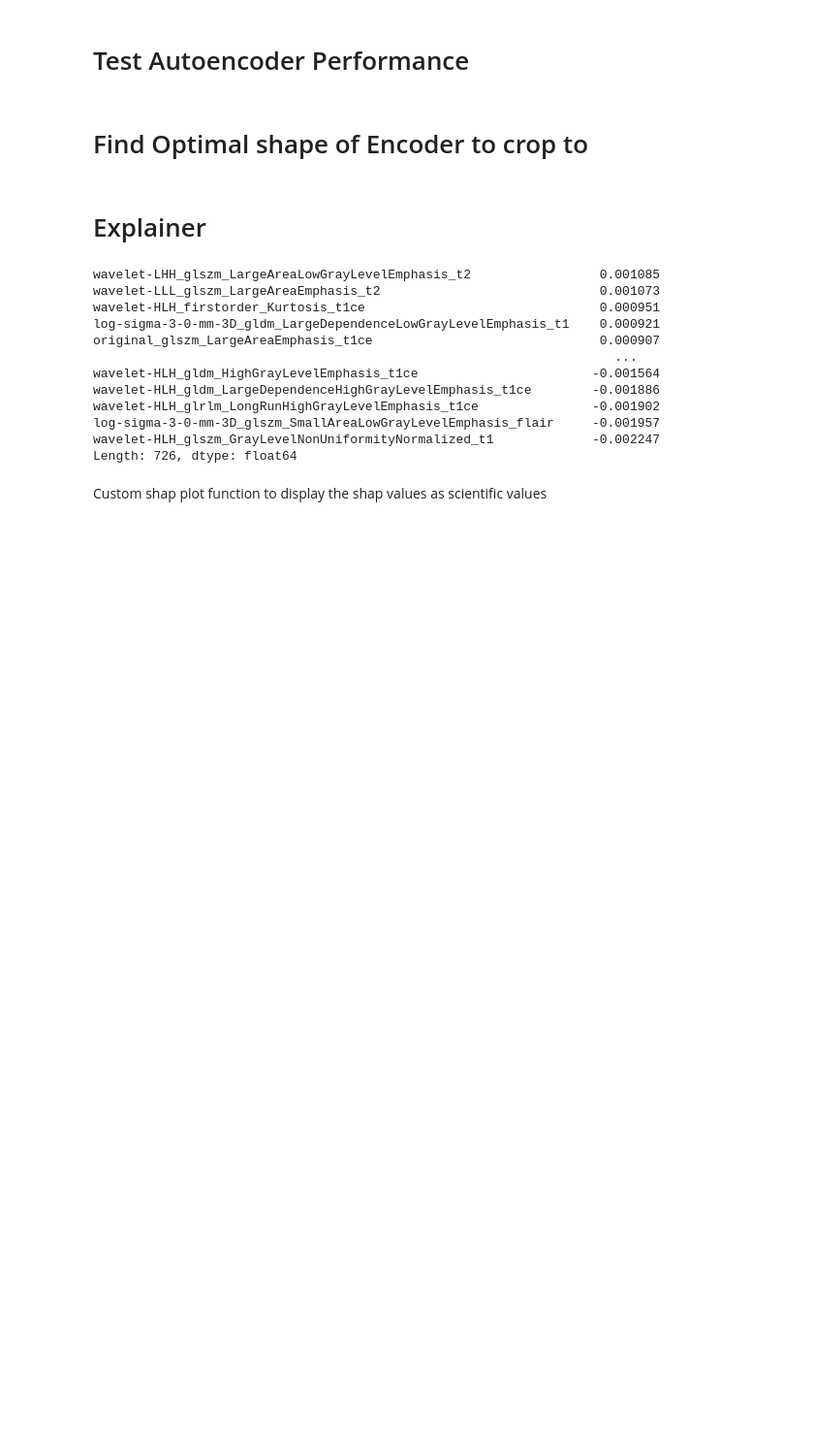
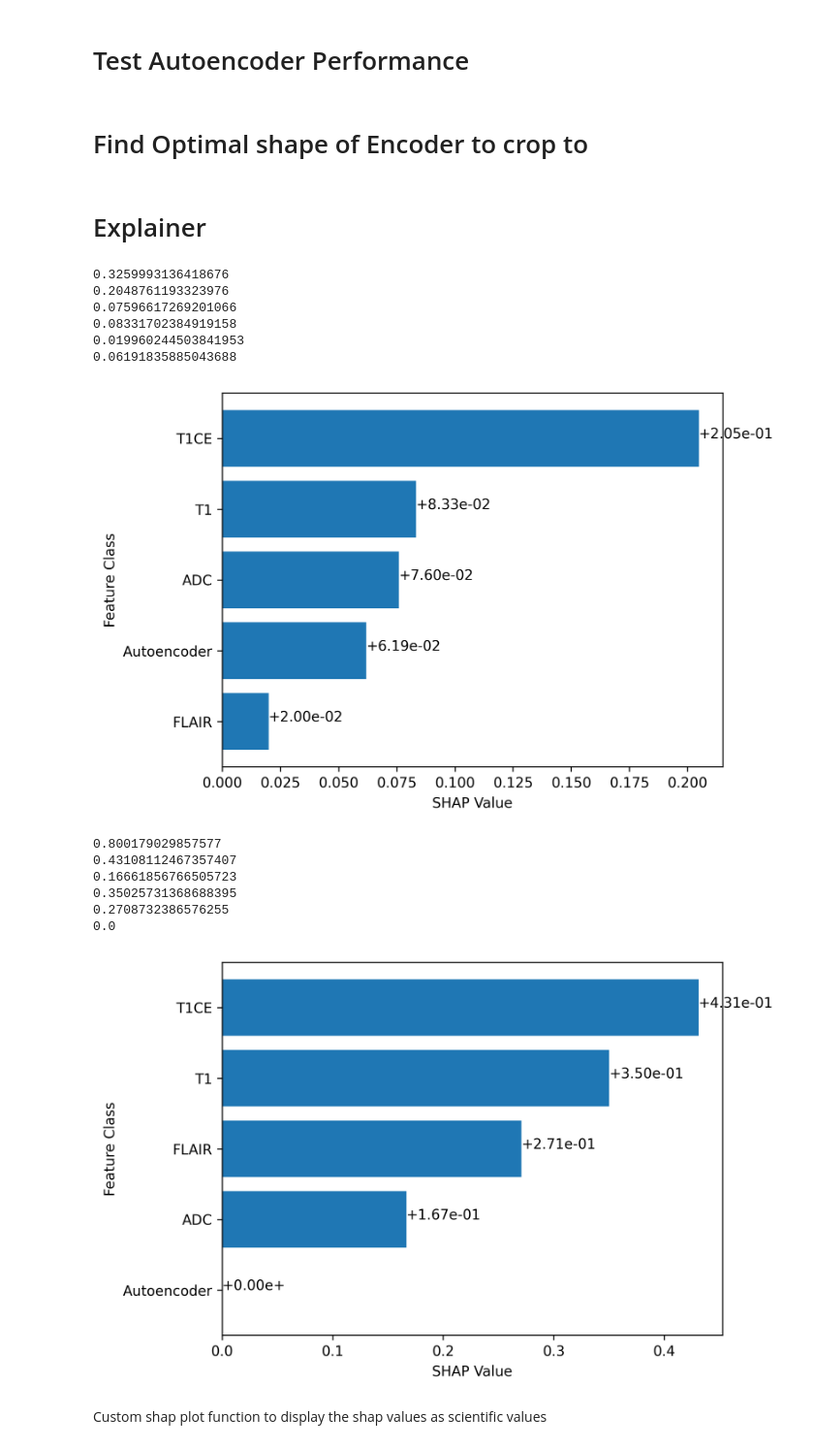
Before and after one commit to stephano41/radiomics_ai, a Jupyter notebook: notebooks/meningioma.ipynb, the cells around one changed output. Shown at 97% size. Cells and saved outputs as stored; diff of their text form; code cells hidden in the pictures; blank space fills up the shorter version.

```diff
--- a/notebooks/meningioma.ipynb
+++ b/notebooks/meningioma.ipynb
@@ -307,26 +307,66 @@ def get_shap_values(run_id, existing_feature_df=None, existing_splits=None):
     # return shap.plots.waterfall(shap_values[0], max_display=max_display, show=show)
     return shap_values, dataset_df, dataset_splits
 # %%
-# model1_shap_values, dataset_df, dataset_splits = get_shap_values(model1_run_id)
+model1_shap_values, dataset_df, dataset_splits = get_shap_values(model1_run_id)
 model2_shap_values, _, _ = get_shap_values(model2_run_id, dataset_df, dataset_splits)
-# %%
-mean_shap_values = np.mean(model2_shap_values.values, axis=0)
-test_shap_values = pd.Series({model2_shap_values.feature_names[i]: mean_shap_values[i] for i in range(len(model2_shap_values.feature_names))})
-test_shap_values = test_shap_values.sort_values(ascending=False)
-test_shap_values
-# %% [output]
-wavelet-LHH_glszm_LargeAreaLowGrayLevelEmphasis_t2                 0.001085
-wavelet-LLL_glszm_LargeAreaEmphasis_t2                             0.001073
-wavelet-HLH_firstorder_Kurtosis_t1ce                               0.000951
-log-sigma-3-0-mm-3D_gldm_LargeDependenceLowGrayLevelEmphasis_t1    0.000921
-original_glszm_LargeAreaEmphasis_t1ce                              0.000907
-                                                                     ...
-wavelet-HLH_gldm_HighGrayLevelEmphasis_t1ce                       -0.001564
-wavelet-HLH_gldm_LargeDependenceHighGrayLevelEmphasis_t1ce        -0.001886
-wavelet-HLH_glrlm_LongRunHighGrayLevelEmphasis_t1ce               -0.001902
-log-sigma-3-0-mm-3D_glszm_SmallAreaLowGrayLevelEmphasis_flair     -0.001957
-wavelet-HLH_glszm_GrayLevelNonUniformityNormalized_t1             -0.002247
-Length: 726, dtype: float64
+# %%
+import matplotlib.pyplot as plt
+
+
+def shap_bar_per_category(shap_values, categories=[], labels=None):
+    if labels is not None:
+        assert len(labels) == len(categories)
+
+    mean_shap_values = np.mean(np.abs(shap_values.values), axis=0)
+    test_shap_values = pd.Series({shap_values.feature_names[i]: mean_shap_values[i] for i in range(len(shap_values.feature_names))})
+
+    category_values = {}
+    for i,category in enumerate(categories):
+        if labels is not None:
+            label = labels[i]
+        else:
+            label = category
+        category_values[label] = test_shap_values.filter(regex=category).sum()
+
+    sorted_data = sorted(category_values.items(), key=lambda x: x[1])
+    x = [cat[0] for cat in sorted_data]
+    y = [cat[1] for cat in sorted_data]
+
+    fig, ax = plt.subplots(dpi=300)
+    ax.barh(x, y)
+
+    for index, value in enumerate(y):
+        plt.text(value, index, format_value(value, '%+.2e'))
+
+    plt.xlabel('SHAP Value')
+    plt.ylabel('Feature Class')
+    plt.show()
+
+
+
+
+shap_bar_per_category(model1_shap_values,
+                      ['t1', 't1ce', 'registered_adc', 't2', 'flair', 'SegResNet'],
+                      ['T1', 'T1CE', 'ADC', 'T1', 'FLAIR', 'Autoencoder'])
+
+shap_bar_per_category(model2_shap_values,
+                      ['t1', 't1ce', 'registered_adc', 't2', 'flair'],
+                      ['T1', 'T1CE', 'ADC', 'T1', 'FLAIR'])
+# %% [output]
+0.3259993136418676
+0.2048761193323976
+0.07596617269201066
+0.08331702384919158
+0.019960244503841953
+0.06191835885043688
+[figure, added]
+0.800179029857577
+0.43108112467357407
+0.16661856766505723
+0.35025731368688395
+0.2708732386576255
+0.0
+[figure, added]
 # %% [markdown]
 Custom shap plot function to display the shap values as scientific values
 # %%
```
Also changed, not shown: parts of 2 cells of this notebook.
